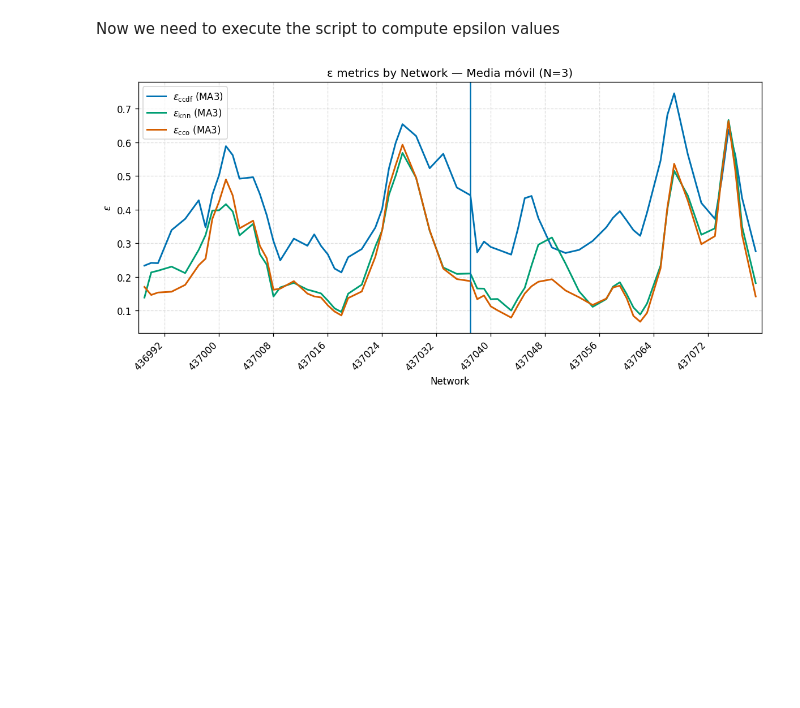
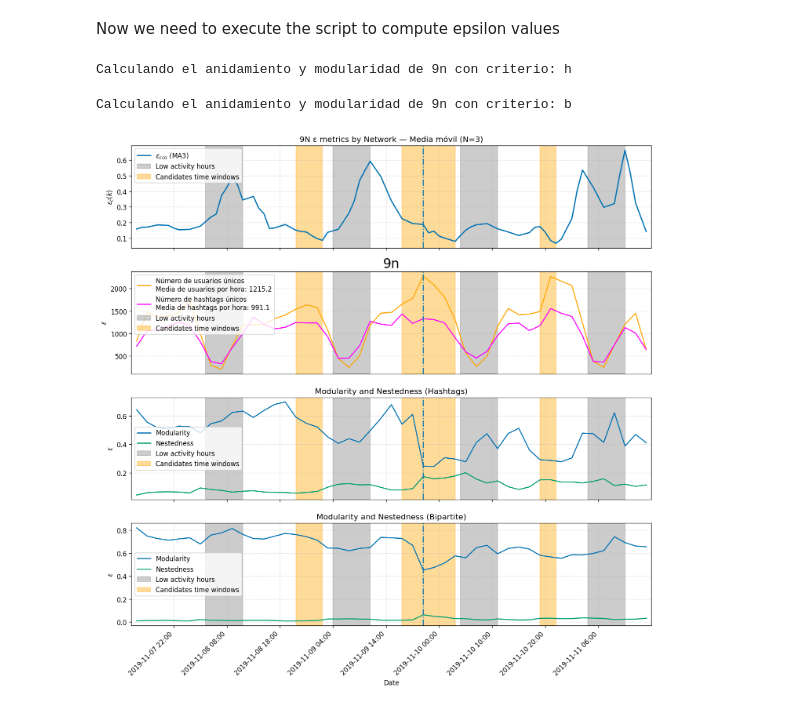
Before and after one commit to Manusua/self-similarity-in-social-movements, a Jupyter notebook: Self similarity in social movements_latex.ipynb, the cells around one changed output. Drawn from its saved outputs; the diff is of its cells as text; code cells hidden in the pictures; blank space fills up the shorter version.

Commit message:
Added plots

```diff
--- a/Self similarity in social movements_latex.ipynb
+++ b/Self similarity in social movements_latex.ipynb
@@ -16,7 +16,8 @@ measures_folder = "measures/"
 plots_folder = "plots/latex/"
 
 # Horas críticas identificadas en el artículo de Beiró and Gandica et al.
-HORA_CRITICA_NAT = "429625"
+HORA_CRITICA_NAT = "429624"
+HORA_CRITICA_9N = "437061"
 HORA_CRITICA_9N = "437037"
 HORA_CRITICA_CH = "394717"
 
@@ -1282,56 +1225,96 @@ labels = {
 
 x = df[network_col]
 
-fig, ax = plt.subplots(figsize=(10, 5), dpi=120)
+fig, axes = plt.subplots(4, 1, sharex=True, figsize=(12, 12), dpi=120)
+df_9n = read_data("9n", datasets_folder=datasets_folder)
+
+hour_9n = np.sort(df_9n["hour"].unique())[::hour_window_9n]
+
+
+num_users_9n, num_hashtags_9n = get_num_users_hashtags(df_9n, hour_window=hour_window_9n)
+plot_num_users_hashtags(axes[1], hour_9n, hour_window_9n, num_users_9n, num_hashtags_9n, title="9n", inicio=0, final=140, legend=False)
+
+
+hour_sort_9n_h, mod_sort_9n_h, nest_sort_9n_h = get_mod_nest_coefficient("9n", "h", measures_foler=measures_folder, datasets_foler=datasets_folder, graphs_folder=graphs_folder, hour_window=hour_window_9n)
+plot_mod_nestedness(axes[2], hour_9n, hour_window_9n, mod_sort_9n_h, nest_sort_9n_h, inicio=0, final=140, legend=False, tick_split=30, HORA_CRITICA=None)
+
+
+hour_sort_9n_b, mod_sort_9n_b, nest_sort_9n_b = get_mod_nest_coefficient("9n", "b", measures_foler=measures_folder, datasets_foler=datasets_folder, graphs_folder=graphs_folder, hour_window=hour_window_9n)
+plot_mod_nestedness(axes[3], hour_9n, hour_window_9n, mod_sort_9n_b, nest_sort_9n_b, inicio=0, final=140, legend=False, tick_split=30, HORA_CRITICA=None)
+
 
 def rolling_mean(series, window):
     s = pd.to_numeric(series, errors="coerce")
     return s.rolling(window=window, min_periods=1).mean()
 
 def plot_ma_if_exists(ycol, label):
     if ycol is not None and ycol in df:
         y_ma = rolling_mean(df[ycol], N)
-        ax.plot(
+        axes[0].plot(
             x, y_ma,
             marker=None,            # no puntos: solo la media móvil
             linewidth=1.8,
             label=f"{label} (MA{N})",
         )
 
 # Trazar medias móviles para cada métrica
-plot_ma_if_exists(ccdf_col, labels["ccdf"])
-plot_ma_if_exists(knn_col,  labels["knn"])
+#plot_ma_if_exists(ccdf_col, labels["ccdf"])
+#plot_ma_if_exists(knn_col,  labels["knn"])
 plot_ma_if_exists(cco_col,  labels["cco"])
 
 # Media móvil para eps_max (si existe)
 if eps_max_col is not None:
     y_ma_max = rolling_mean(df_max[eps_max_col], N)
-    ax.plot(
+    axes[0].plot(
         x, y_ma_max,
         marker=None,
         linewidth=1.8,
         label=f"{labels['max']} (MA{N})",
     )
+for ax in axes:
 
-ax.axvline(int(HORA_CRITICA_9N))
-ax.set_xlabel("Network")
-ax.set_ylabel(r"$\epsilon$")
-ax.set_title(f"ε metrics by Network — Media móvil (N={N})")
-ax.grid(True, linestyle="--", alpha=0.4)
-ax.legend()
-ax.margins(x=0.01)
-ax.ticklabel_format(style='plain', axis='x')          # desactiva notación científica
-ax.get_xaxis().get_major_formatter().set_useOffset(False)
+	ax.axvline(int(HORA_CRITICA_9N), linestyle="-.")
+	ax.set_ylabel(r"$\epsilon$")
+	ax.grid(True, linestyle="--", alpha=0.4)
+	ax.margins(x=0.01)
+
+	#from 00:01 to 8:00
+	ax.axvspan(436996, 437003, color='gray', alpha=0.4, label="Low activity hours")
+	ax.axvspan(437020, 437027, color='gray', alpha=0.4)
+	ax.axvspan(437044, 437051, color='gray', alpha=0.4)
+	ax.axvspan(437068, 437075, color='gray', alpha=0.4)
+	ax.axvspan(437033, 437043, color='orange', alpha=0.4, label="Candidates time windows")
+	ax.axvspan(437059, 437062, color='orange', alpha=0.4)
+	ax.axvspan(437013, 437018, color='orange', alpha=0.4)
+	ax.legend()
+
+
+axes[0].set_title(f"9N ε metrics by Network — Media móvil (N={N})")
 # Eje X menos cargado
-ax.xaxis.set_major_locator(MaxNLocator(nbins=12, integer=True))
-for tick in ax.get_xticklabels():
+axes[0].set_ylabel(r"$\epsilon_\hat{c}(k)$")
+axes[3].set_xlabel("Date")
+axes[2].set_title("Modularity and Nestedness (Hashtags)")
+axes[3].set_title("Modularity and Nestedness (Bipartite)")
+def horas_a_fecha(x_val, pos):
+    # x_val es el número en el eje
+    fecha = dt.datetime.utcfromtimestamp(x_val * 3600)
+    return fecha.strftime('%Y-%m-%d %H:%M')
+axes[3].xaxis.set_major_formatter(plt.FuncFormatter(horas_a_fecha))
+# Eje X menos cargado
+axes[3].xaxis.set_major_locator(MaxNLocator(nbins=12, integer=True))
+for tick in axes[3].get_xticklabels():
     tick.set_rotation(45)
     tick.set_ha("right")
 
+
+
+
 plt.tight_layout()
 plt.show()
 # %% [output]
+Calculando el anidamiento y modularidad de 9n con criterio: h
+Calculando el anidamiento y modularidad de 9n con criterio: b
-[figure, old version]
+[figure, new version]
 # %%
 otras_horas_ch = [str(hor) for hor in range(int(HORA_CRITICA_CH)-48, int(HORA_CRITICA_CH)+48)]
 registros = []  # aquí acumulamos las filas (hora, clave_max)
```
Also changed, not shown: parts of 10 cells of this notebook, 50 other files.
